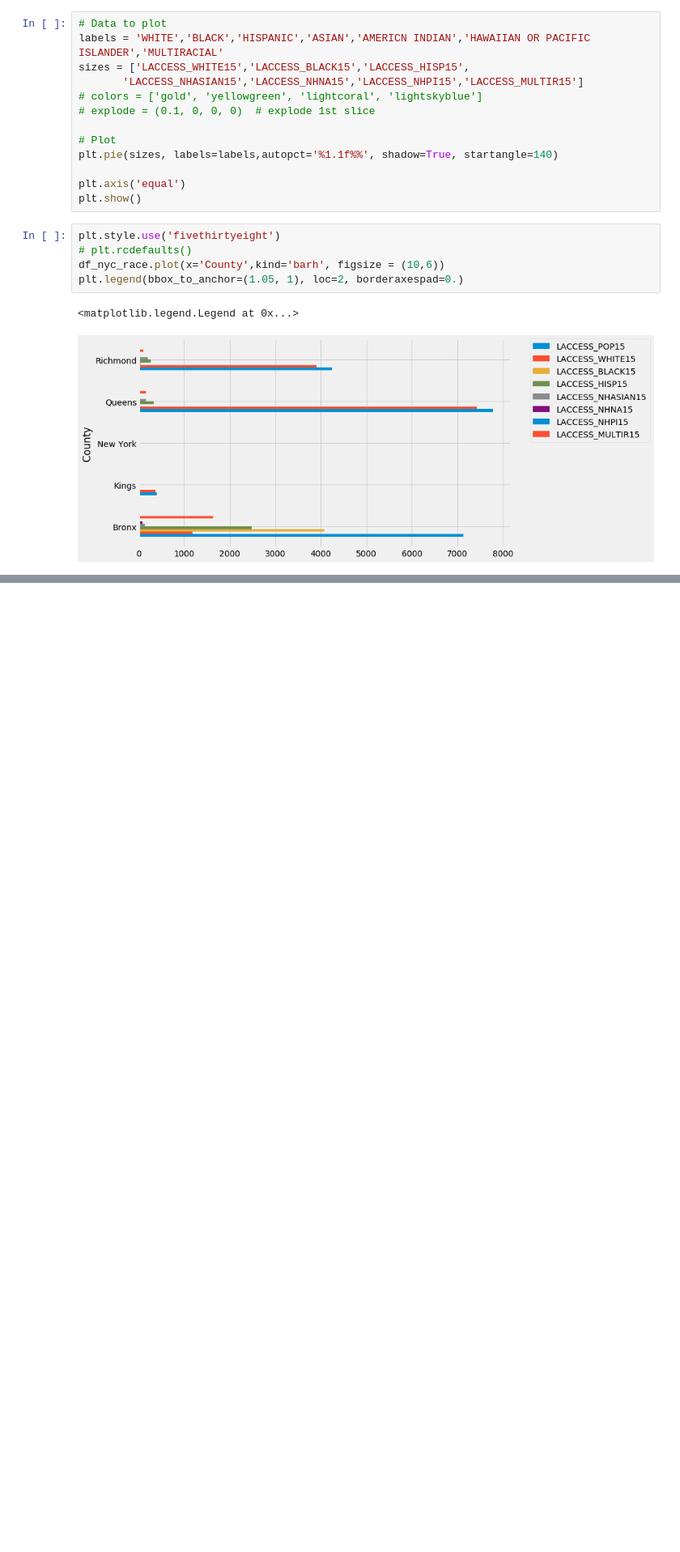
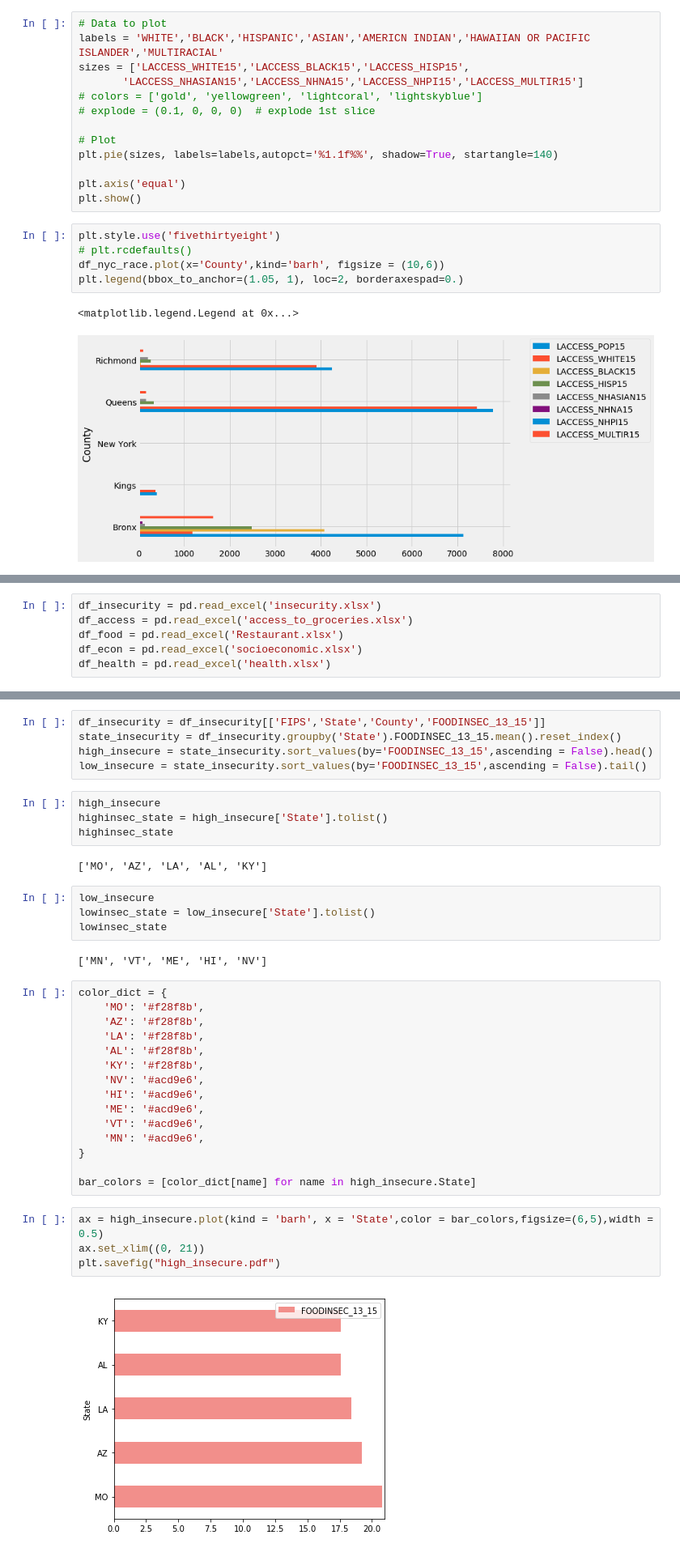
Before and after one commit to christina10211/Data-Studio, a Jupyter notebook: code/01-food_environment/US_Food_Environment.ipynb, the cells around one changed output, grey strips where cells are left out. Shown at 81% size. Drawn from its saved outputs; the diff is of its cells as text; blank space fills up the shorter version.

Commit message:
Restructured my research qustion, conducted more in-depth analysis on different indicators of food environment, and added more graphics

```diff
--- a/code/01-food_environment/US_Food_Environment.ipynb
+++ b/code/01-food_environment/US_Food_Environment.ipynb
@@ -62,0 +107,6 @@ plt.legend(bbox_to_anchor=(1.05, 1), loc=2, borderaxespad=0.)
+# %%
+df_insecurity = pd.read_excel('insecurity.xlsx')
+df_access = pd.read_excel('access_to_groceries.xlsx')
+df_food = pd.read_excel('Restaurant.xlsx')
+df_econ = pd.read_excel('socioeconomic.xlsx')
+df_health = pd.read_excel('health.xlsx')
@@ -62,0 +229,38 @@ plt.legend(bbox_to_anchor=(1.05, 1), loc=2, borderaxespad=0.)
+# %%
+df_insecurity = df_insecurity[['FIPS','State','County','FOODINSEC_13_15']]
+state_insecurity = df_insecurity.groupby('State').FOODINSEC_13_15.mean().reset_index()
+high_insecure = state_insecurity.sort_values(by='FOODINSEC_13_15',ascending = False).head()
+low_insecure = state_insecurity.sort_values(by='FOODINSEC_13_15',ascending = False).tail()
+# %%
+high_insecure
+highinsec_state = high_insecure['State'].tolist()
+highinsec_state
+# %% [output]
+['MO', 'AZ', 'LA', 'AL', 'KY']
+# %%
+low_insecure
+lowinsec_state = low_insecure['State'].tolist()
+lowinsec_state
+# %% [output]
+['MN', 'VT', 'ME', 'HI', 'NV']
+# %%
+color_dict = {
+    'MO': '#f28f8b',
+    'AZ': '#f28f8b',
+    'LA': '#f28f8b',
+    'AL': '#f28f8b',
+    'KY': '#f28f8b',
+    'NV': '#acd9e6',
+    'HI': '#acd9e6',
+    'ME': '#acd9e6',
+    'VT': '#acd9e6',
+    'MN': '#acd9e6',
+}
+
+bar_colors = [color_dict[name] for name in high_insecure.State]
+# %%
+ax = high_insecure.plot(kind = 'barh', x = 'State',color = bar_colors,figsize=(6,5),width = 0.5)
+ax.set_xlim((0, 21))
+plt.savefig("high_insecure.pdf")
+# %% [output]
+[figure, added]
```
Also changed, not shown: parts of 46 cells of this notebook, 41 other files.
